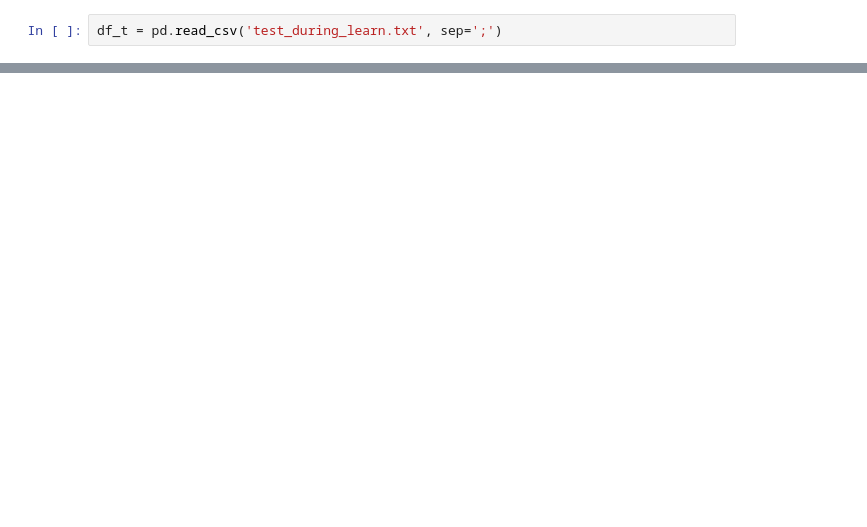
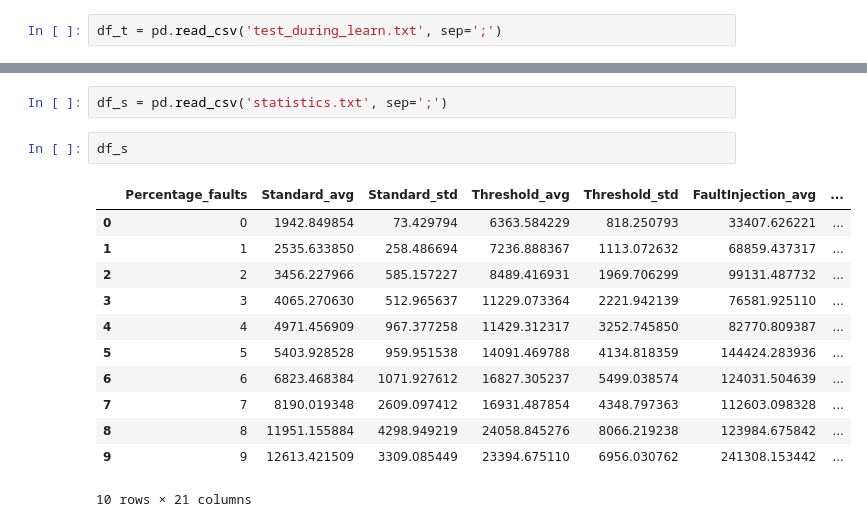
Before and after one commit to bgirau/FaultyKohonen, a Jupyter notebook: visual.ipynb, the cells around one changed output, grey strips where cells are left out. Cells and saved outputs as stored; diff of their text form; blank space fills up the shorter version.

```diff
--- a/visual.ipynb
+++ b/visual.ipynb
@@ -237,0 +241,17 @@ plt.plot(range(0,df_t.count()['NeuralField']), df_t['NeuralField']/maximum,
+# %%
+df_s = pd.read_csv('statistics.txt', sep=';')
+# %%
+df_s
+# %% [output]
+|  | Percentage_faults | Standard_avg | Standard_std | Threshold_avg | Threshold_std | FaultInjection_avg | ... |
+| 0 | 0 | 1942.849854 | 73.429794 | 6363.584229 | 818.250793 | 33407.626221 | ... |
+| 1 | 1 | 2535.633850 | 258.486694 | 7236.888367 | 1113.072632 | 68859.437317 | ... |
+| 2 | 2 | 3456.227966 | 585.157227 | 8489.416931 | 1969.706299 | 99131.487732 | ... |
+| 3 | 3 | 4065.270630 | 512.965637 | 11229.073364 | 2221.942139 | 76581.925110 | ... |
+| 4 | 4 | 4971.456909 | 967.377258 | 11429.312317 | 3252.745850 | 82770.809387 | ... |
+| 5 | 5 | 5403.928528 | 959.951538 | 14091.469788 | 4134.818359 | 144424.283936 | ... |
+| 6 | 6 | 6823.468384 | 1071.927612 | 16827.305237 | 5499.038574 | 124031.504639 | ... |
+| 7 | 7 | 8190.019348 | 2609.097412 | 16931.487854 | 4348.797363 | 112603.098328 | ... |
+| 8 | 8 | 11951.155884 | 4298.949219 | 24058.845276 | 8066.219238 | 123984.675842 | ... |
+| 9 | 9 | 12613.421509 | 3309.085449 | 23394.675110 | 6956.030762 | 241308.153442 | ... |
+10 rows × 21 columns
```
Also changed, not shown: parts of 10 cells of this notebook, 2 other files.
